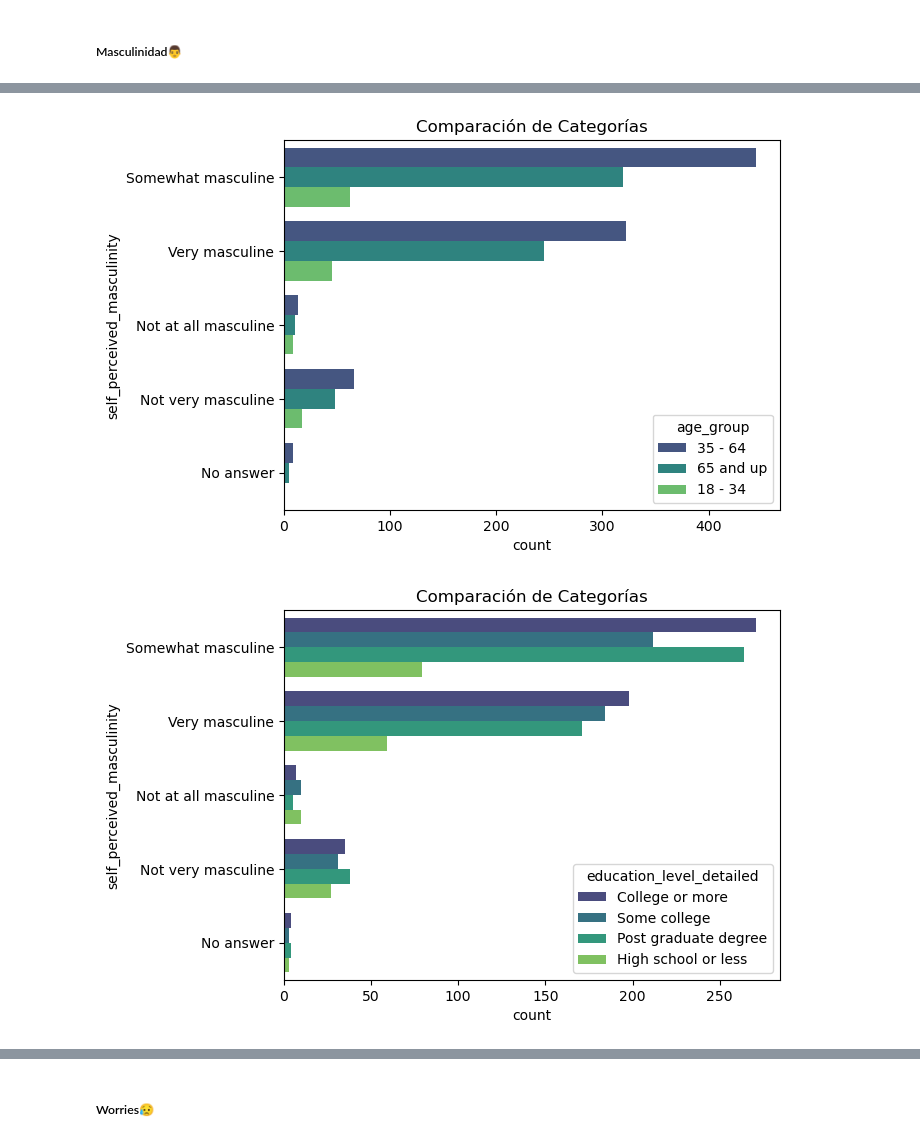
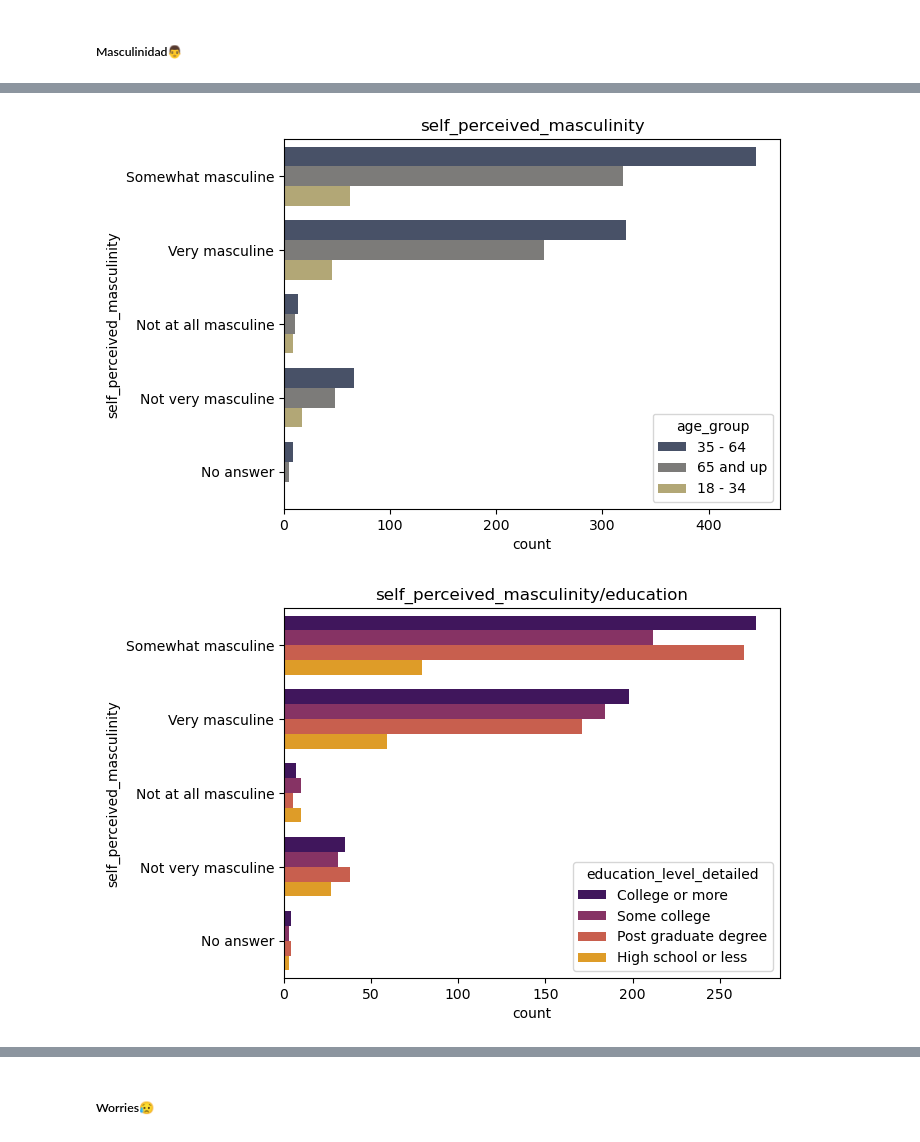
Before and after one commit to NuriaSalasVazquez/da-project-promo-49-modulo-4-team-9, a Jupyter notebook: 01_EDA.ipynb, the cells around one changed output, grey strips where cells are left out. Drawn from its saved outputs; the diff is of its cells as text; code cells hidden in the pictures.

```diff
--- a/01_EDA.ipynb
+++ b/01_EDA.ipynb
@@ -284,0 +251,3 @@ df_masc_surv.head()
+# %%
+df_masc_surv = pd.read_csv("files/transformed_responses.csv",index_col=0)
+df_masc_surv.head(5)
@@ -298,12 +282,12 @@ plt.show()
 # %%
-sns.countplot(y= "self_perceived_masculinity", data=df_masc_surv,hue="age_group", palette='viridis')
-plt.title("Comparación de Categorías")
+sns.countplot(y= "self_perceived_masculinity", data=df_masc_surv,hue="age_group", palette='cividis')
+plt.title("self_perceived_masculinity")
 plt.show()
 # %% [output]
-[figure, old version]
+[figure, new version]
 # %%
-sns.countplot(y= "self_perceived_masculinity", data=df_masc_surv,hue="education_level_detailed", palette='viridis')
-plt.title("Comparación de Categorías")
+sns.countplot(y= "self_perceived_masculinity", data=df_masc_surv,hue="education_level_detailed", palette='inferno')
+plt.title("self_perceived_masculinity/education")
 plt.show()
 # %% [output]
-[figure, old version]
+[figure, new version]
```
Also changed, not shown: parts of 23 cells of this notebook.
